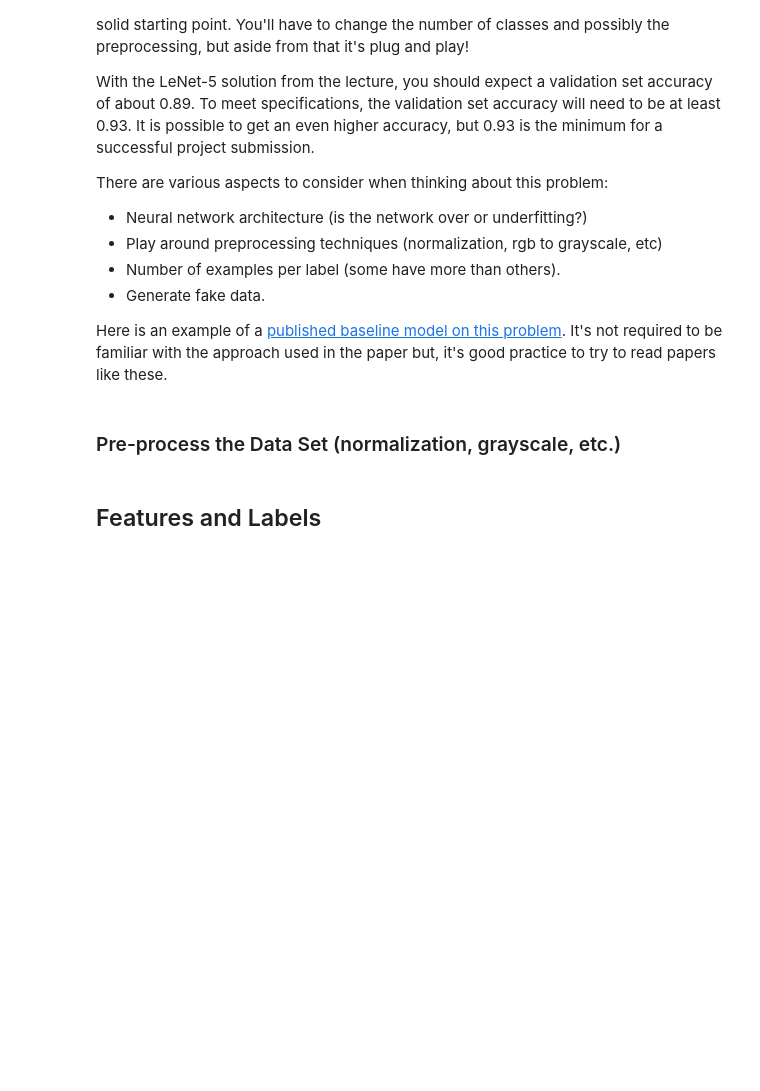
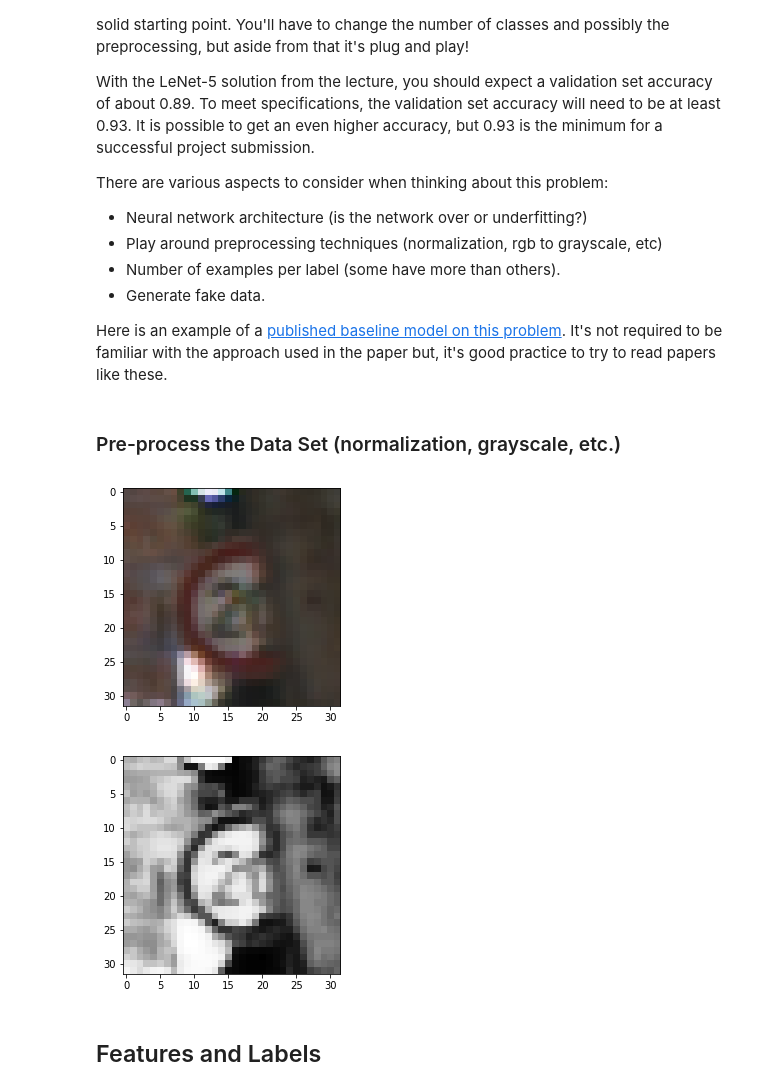
Before and after one commit to anasmatic/Self-Driving-Car_NanoDegree013, a Jupyter notebook: term1/CarND-Project2_Traffic-Sign-Classifier/Traffic_Sign_Classifier_try4.ipynb, the cells around one changed output. Cells and saved outputs as stored; diff of their text form; code cells hidden in the pictures; blank space fills up the shorter version.

```diff
--- a/term1/CarND-Project2_Traffic-Sign-Classifier/Traffic_Sign_Classifier_try4.ipynb
+++ b/term1/CarND-Project2_Traffic-Sign-Classifier/Traffic_Sign_Classifier_try4.ipynb
@@ -183,6 +183,15 @@ X_train_tst, y_train_tst = shuffle(X_train_, y_train)
 
 #print("20% - training examples =", len(X_train_tst))
 #print("20% - training labels =", len(y_train_tst))
+# %%
+
+plt.imshow(X_valid[y_valid == 0][0])
+plt.show()
+plt.imshow(X_valid_[y_valid == 0][0].squeeze(), cmap='gray')
+plt.show()
+# %% [output]
+[figure, added]
+[figure, added]
 # %% [markdown]
 ## Features and Labels
 # %%
```
Also changed, not shown: parts of 8 cells of this notebook, 8 other files.
